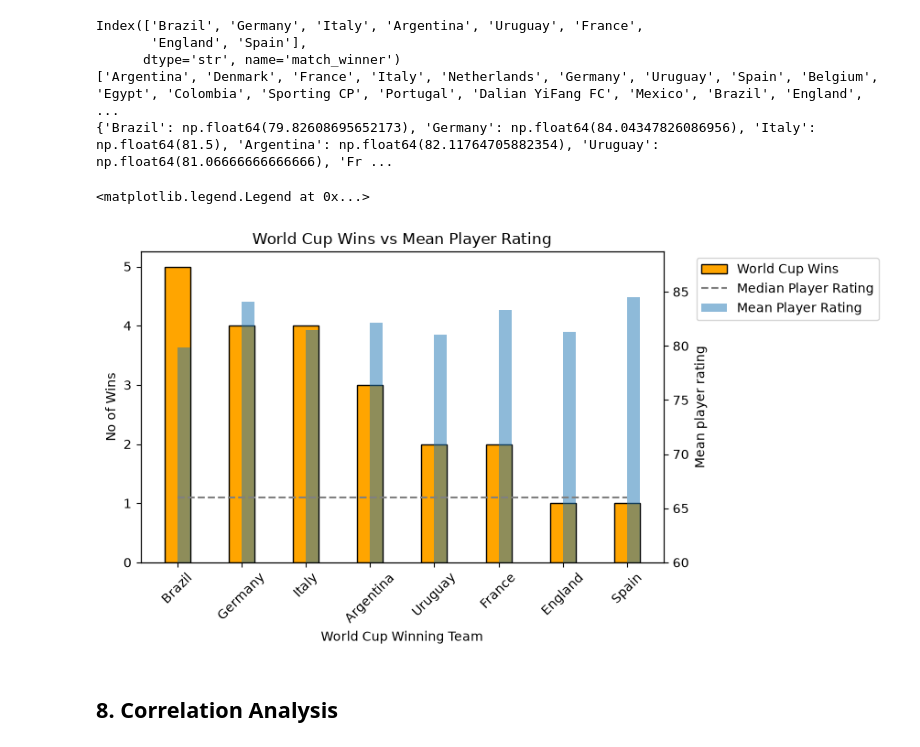
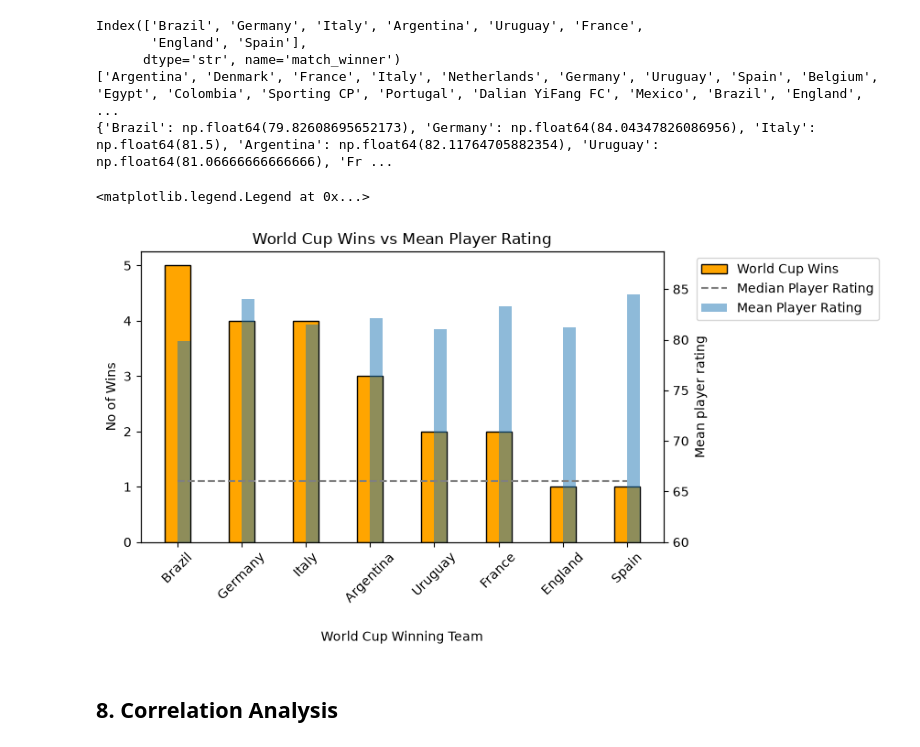
Before and after one commit to bev-amin/fifa-data-science, a Jupyter notebook: notebooks/01-exploration.ipynb, the cells around one changed output. Saved outputs shown, nothing was run; the diff lists cells and outputs as text; code cells hidden in the pictures.

```diff
--- a/notebooks/01-exploration.ipynb
+++ b/notebooks/01-exploration.ipynb
@@ -1026,35 +1044,35 @@ Index(['Brazil', 'Germany', 'Italy', 'Argentina', 'Uruguay', 'France',
 # %%
 ''' correlate world_cup_winners vs mean player rating for that national team '''
 
 fig, ax1 = plt.subplots()
 
 # Bar plot - world cup wins
 ax1.bar(finals_winners.index, finals_winners['count'], edgecolor='black', color='orange', width=0.4, align='center', label='World Cup Wins')
-ax1.set_xlabel("World Cup Winning Team")
+ax1.set_xlabel("World Cup Winning Team", labelpad=20)
 ax1.set_ylabel("No of Wins")
 plt.xticks(rotation=45, fontsize=10)
 plt.title("World Cup Wins vs Mean Player Rating")
 plt.tight_layout()
 
 # Bar plot - mean player rating (secondary axis)
 x = winning_teams
 y = winners_means
 ax2 = ax1.twinx()
 ax2.bar(winning_teams, winners_means, alpha=0.5, width=0.2, align='edge', label='Mean Player Rating')
 ax2.set_ylabel('Mean player rating')
 ax2.set_ylim(bottom=60)
 
 # Line plot - median overall player rating (secondary axis)
 med_ratings = np.repeat(med_rating, len(x))
 ax2.plot(x, med_ratings, color='gray', linestyle='--', label='Median Player Rating')
 
 handles, labels = ax1.get_legend_handles_labels()
 handles2, labels2 = ax2.get_legend_handles_labels()
 
 ax1.legend(handles + handles2, labels + labels2, bbox_to_anchor=(1.05, 1), loc='upper left')
 # %% [output]
 <matplotlib.legend.Legend at 0x...>
-[figure, old version]
+[figure, new version]
 # %% [markdown]
 ## 8. Correlation Analysis
 # %%
```
Also changed, not shown: parts of 3 cells of this notebook.
